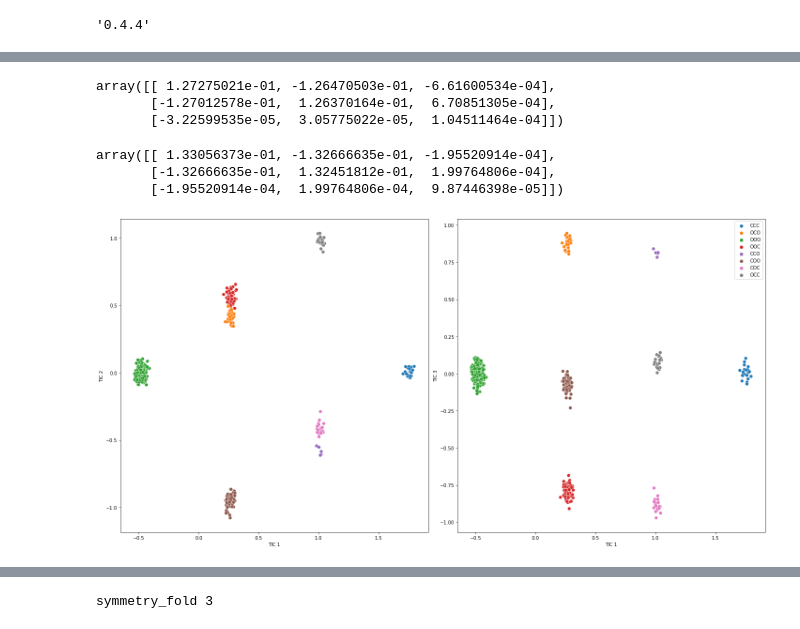
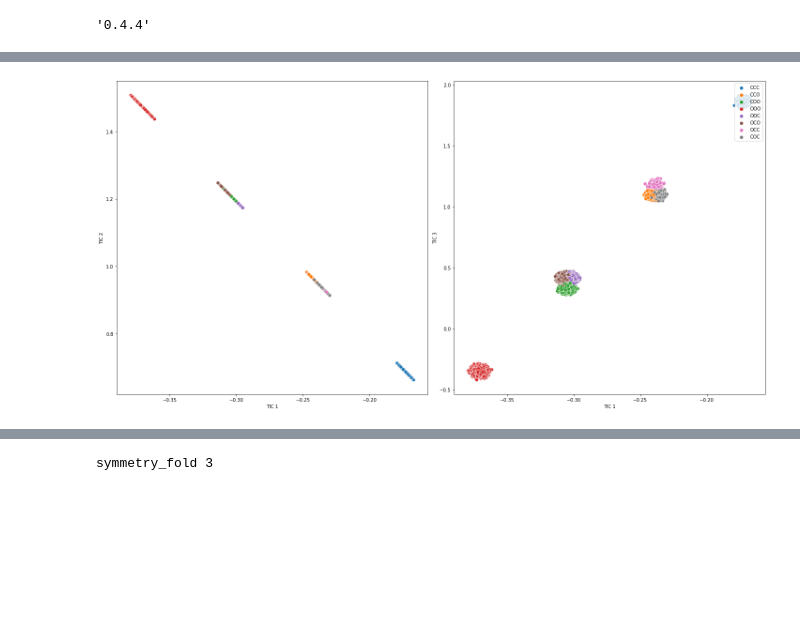
Before and after one commit to yuxuanzhuang/msm_a7_nachrs, a Jupyter notebook: Examples/trimer.ipynb, the cells around one changed output, grey strips where cells are left out. Saved outputs shown, nothing was run; the diff lists cells and outputs as text; code cells hidden in the pictures; blank space fills up the shorter version.

```diff
--- a/Examples/trimer.ipynb
+++ b/Examples/trimer.ipynb
@@ -171,4 +157,4 @@ class Trimer(object):
 # %%
 glic_trimer = Trimer(0)
 # %%
-glic_trimer.run(500)
+glic_trimer.run(50000)
@@ -200,4 +188,4 @@ class MultimerTrajectoriesDataset(TrajectoriesDataset):
 from deeptime.util.data import TrajectoryDataset, TrajectoriesDataset
 
 data = [glic_trimer.trajectory.astype(np.float32)]
-dataset = MultimerTrajectoriesDataset.from_numpy(5, 3, data)
+dataset = MultimerTrajectoriesDataset.from_numpy(5, 3, [np.real(fft(data)[0])])
@@ -288,36 +262,24 @@ cov_tt = np.sum(cov_tt_blocks, axis=0)
-# %%
-cov_00
-# %% [output]
-array([[ 1.27275021e-01, -1.26470503e-01, -6.61600534e-04],
-       [-1.27012578e-01,  1.26370164e-01,  6.70851305e-04],
-       [-3.22599535e-05,  3.05775022e-05,  1.04511464e-04]])
-# %%
-cov_00
-# %% [output]
-array([[ 1.33056373e-01, -1.32666635e-01, -1.95520914e-04],
-       [-1.32666635e-01,  1.32451812e-01,  1.99764806e-04],
-       [-1.95520914e-04,  1.99764806e-04,  9.87446398e-05]])
 # %%
 feature = dataset.trajectories[0]
 feature_transformed = tica.transform(feature)
 fig, axes = plt.subplots(1, 2, figsize=(20,10))
 sns.scatterplot(
-            feature_transformed[:, 0],
-            feature_transformed[:, 1],
+            x=feature_transformed[:, 0],
+            y=feature_transformed[:, 1],
             hue=glic_trimer.trajectory_states,
             s=50, alpha=1, ax=axes[0], legend=False)
 
 axes[0].set_xlabel("TIC 1")
 axes[0].set_ylabel("TIC 2")
 sns.scatterplot(
-            feature_transformed[:, 0],
-            feature_transformed[:, 2],
+            x=feature_transformed[:, 0],
+            y=feature_transformed[:, 2],
             hue=glic_trimer.trajectory_states,
             s=50, alpha=1, ax=axes[1])
 
 axes[1].set_xlabel("TIC 1")
 axes[1].set_ylabel("TIC 3")
 plt.legend(loc='upper right')
 plt.tight_layout()
 # %% [output]
-[figure, old version]
+[figure, new version]
```
Also changed, not shown: parts of 28 cells of this notebook, 1 other file.
